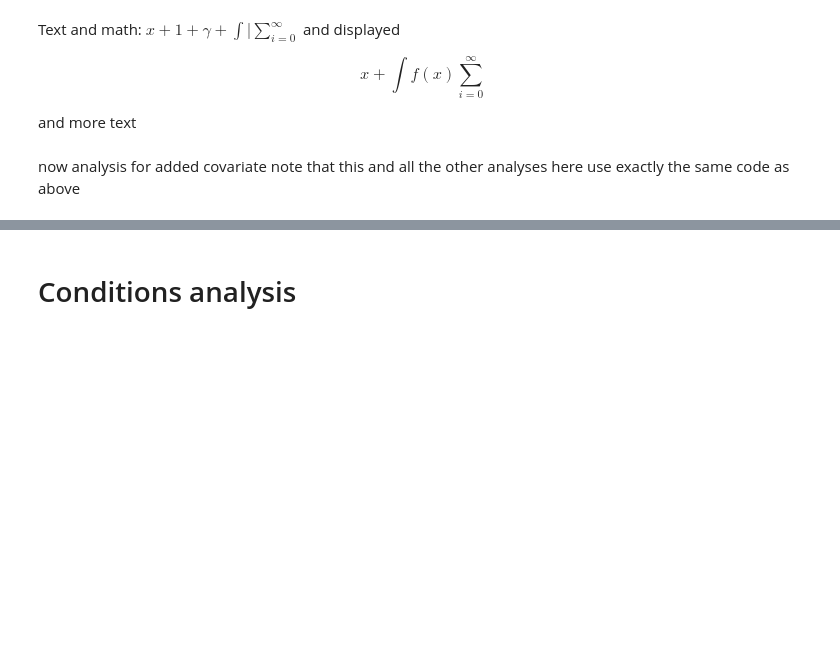
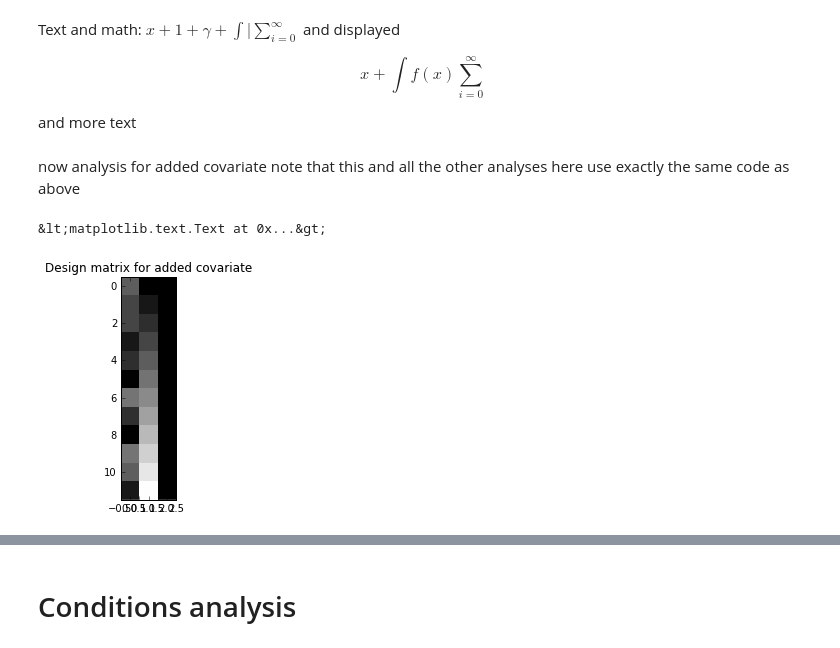
Before and after one commit to fperez/nipy-notebooks, a Jupyter notebook: principles_statistics.ipynb, the cells around one changed output, grey strips where cells are left out. Cells and saved outputs as stored; diff of their text form; code cells hidden in the pictures; blank space fills up the shorter version.

```diff
--- a/principles_statistics.ipynb
+++ b/principles_statistics.ipynb
@@ -210,11 +226,14 @@ exactly the same code as above
 # %%
 # design matrix, df
 X = np.column_stack([ourcov, np.arange(1, nimgs+1), np.ones(nimgs)])
 df = nimgs - np.linalg.matrix_rank(X)
 # show design matrix
 plt.gray()
-plt.imshow(X)
+plt.imshow(X, interpolation='nearest')
 plt.title('Design matrix for added covariate')
+# %% [output]
+&lt;matplotlib.text.Text at 0x...&gt;
+[figure, added]
 # %%
 # Contrast
 C = np.array([1, 0, 0])
```
Also changed, not shown: parts of 10 cells of this notebook.
